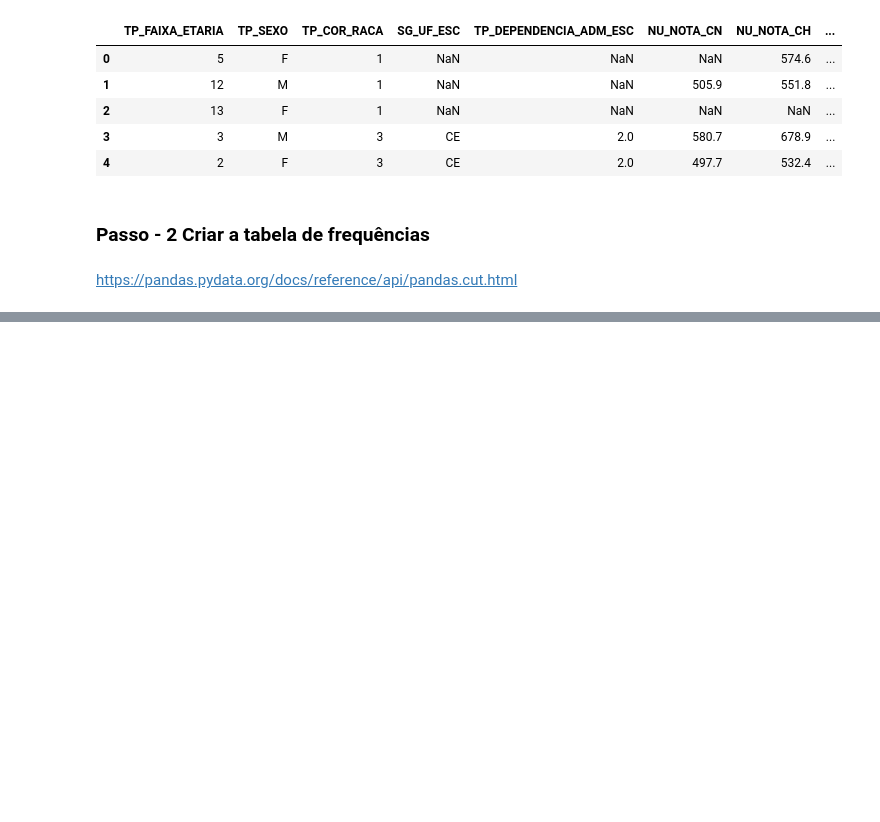
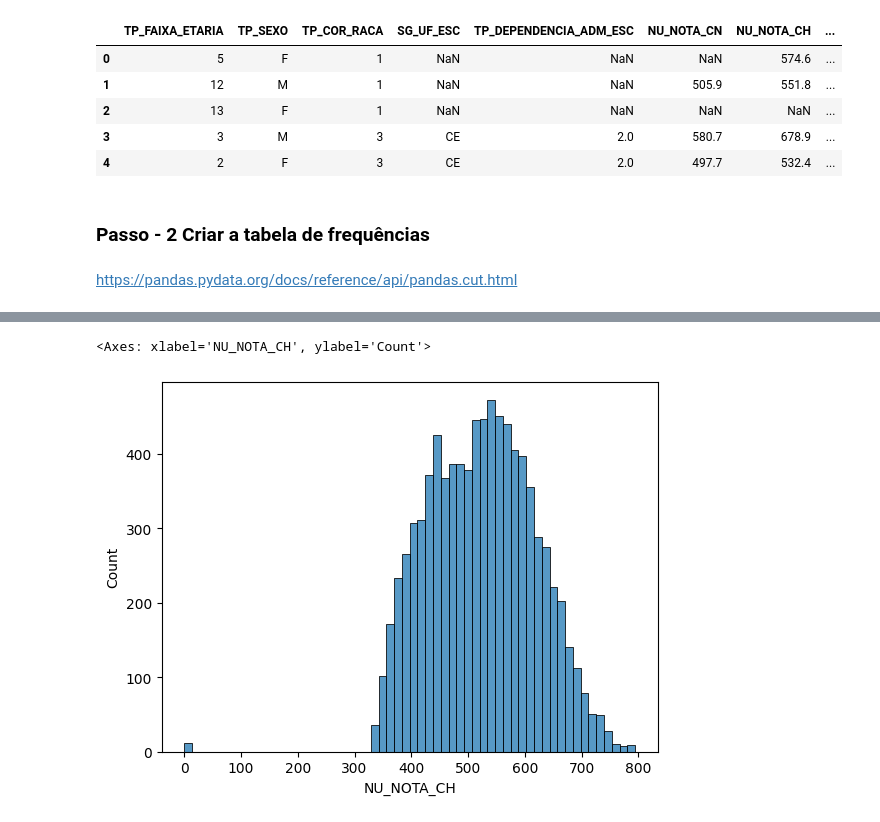
Before and after one commit to romulovieira777/Analise_Exploratoria_de_Dados_com_Python, a Jupyter notebook: Modulo_02_Organizacao_de_Dados_Retangulares/02_Analise_Exploratoria_de_Dados.ipynb, the cells around one changed output, grey strips where cells are left out. Drawn from its saved outputs; the diff is of its cells as text; code cells hidden in the pictures; blank space fills up the shorter version.

```diff
--- a/Modulo_02_Organizacao_de_Dados_Retangulares/02_Analise_Exploratoria_de_Dados.ipynb
+++ b/Modulo_02_Organizacao_de_Dados_Retangulares/02_Analise_Exploratoria_de_Dados.ipynb
@@ -1265,0 +1516,5 @@ distribuicao_frequencia_renda_familiar.sort_index(ascending=False)
+# %%
+sns.histplot(enem_df['NU_NOTA_CH'])
+# %% [output]
+<Axes: xlabel='NU_NOTA_CH', ylabel='Count'>
+[figure, added]
```
Also changed, not shown: parts of 41 cells of this notebook.
